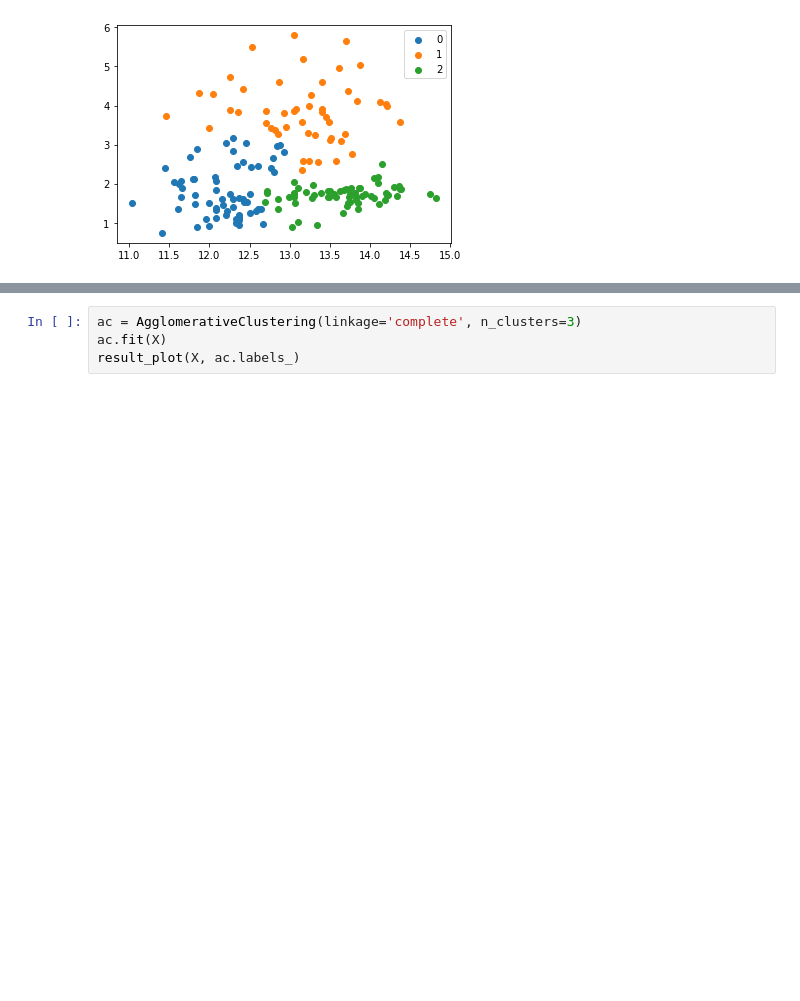
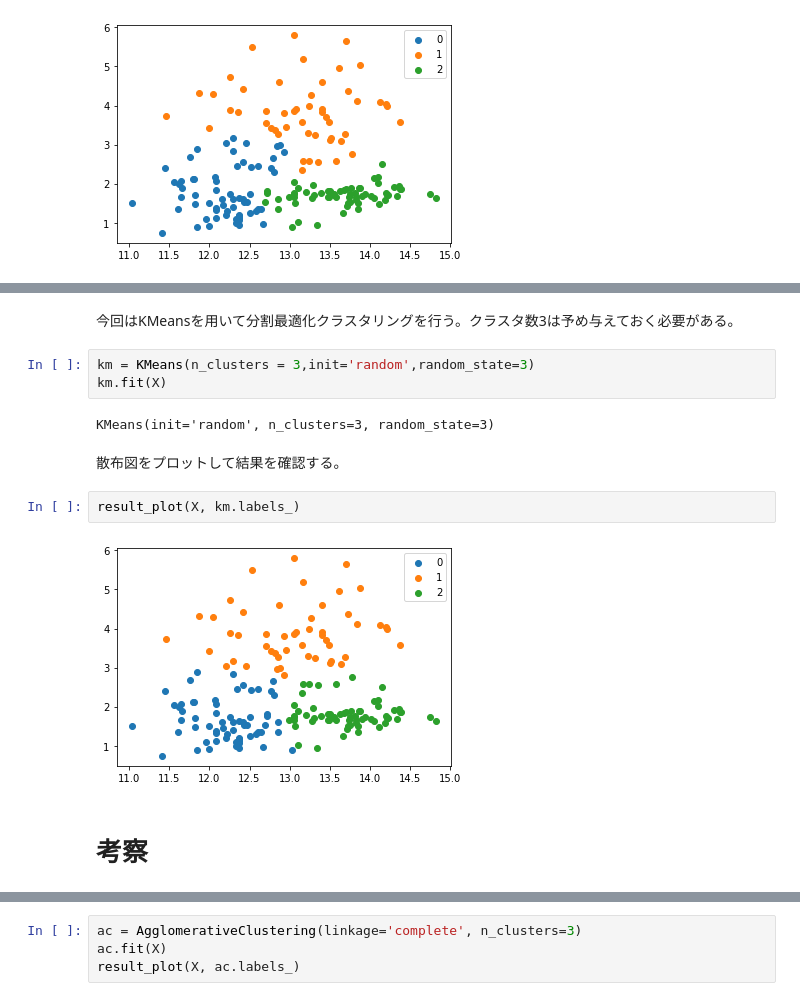
Before and after one commit to tyukei/AI, a Jupyter notebook: report3.ipynb, the cells around one changed output, grey strips where cells are left out. Saved outputs shown, nothing was run; the diff lists cells and outputs as text; blank space fills up the shorter version.

```diff
--- a/report3.ipynb
+++ b/report3.ipynb
@@ -129,0 +146,15 @@ result_plot(X, ac.labels_)
+# %% [markdown]
+今回はKMeansを用いて分割最適化クラスタリングを行う。クラスタ数3は予め与えておく必要がある。
+# %%
+km = KMeans(n_clusters = 3,init='random',random_state=3)
+km.fit(X)
+# %% [output]
+KMeans(init='random', n_clusters=3, random_state=3)
+# %% [markdown]
+散布図をプロットして結果を確認する。
+# %%
+result_plot(X, km.labels_)
+# %% [output]
+[figure, added]
+# %% [markdown]
+# 考察
```
Also changed, not shown: parts of 27 cells of this notebook.
